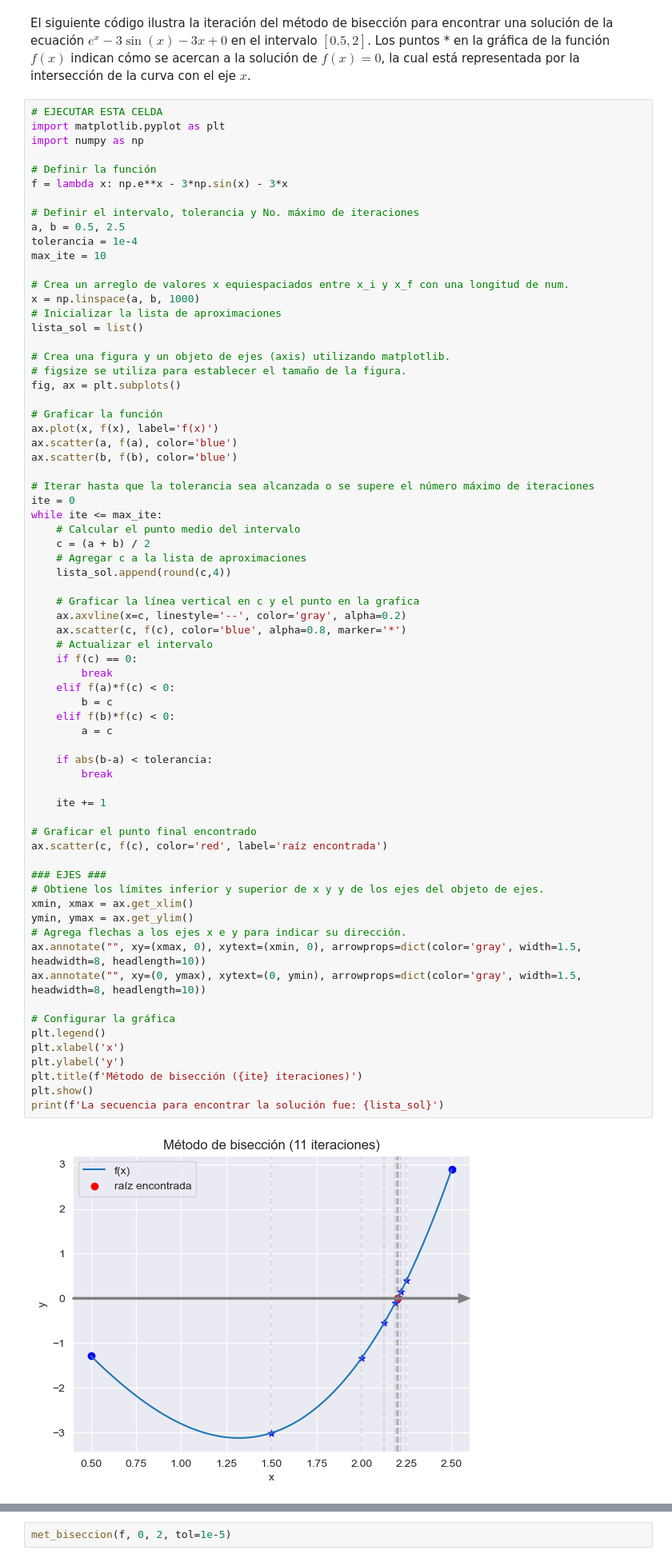
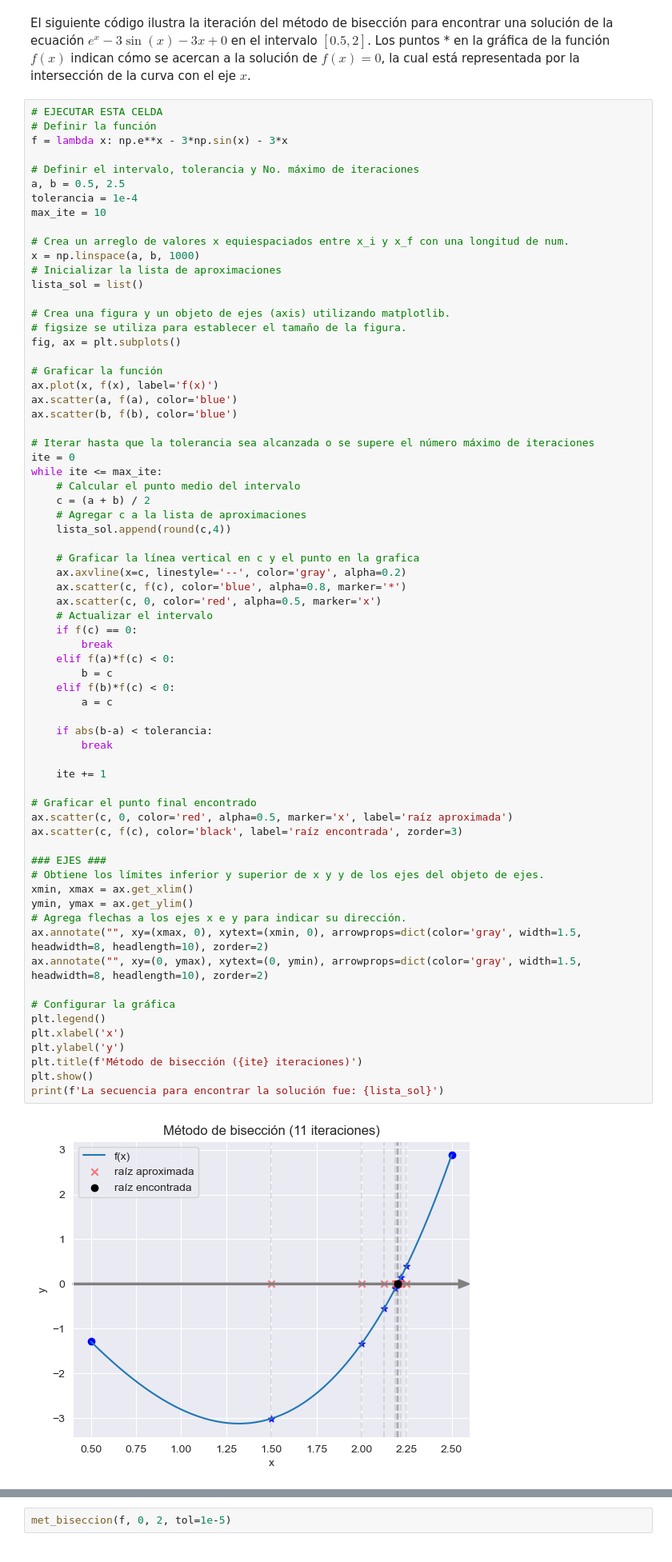
Before and after one commit to caramirezs/MetNum_librodigital, a Jupyter notebook: 1_Ecuaciones_de_una_variable/1.1_Metodo_biseccion.ipynb, the cells around one changed output, grey strips where cells are left out. Shown at 80% size. Cells and saved outputs as stored; diff of their text form.

```diff
--- a/1_Ecuaciones_de_una_variable/1.1_Metodo_biseccion.ipynb
+++ b/1_Ecuaciones_de_una_variable/1.1_Metodo_biseccion.ipynb
@@ -133,9 +133,6 @@ Por el [Teorema del valor intermedio](https://es.wikipedia.org/wiki/Teorema_del_
 El siguiente código ilustra la iteración del método de bisección para encontrar una solución de la ecuación $ e^x - 3 \sin(x) - 3x + 0$ en el intervalo $[0.5, 2]$. Los puntos * en la gráfica de la función $f(x)$ indican cómo se acercan a la solución de $f(x)=0$, la cual está representada por la intersección de la curva con el eje $x$.
 # %%
 # EJECUTAR ESTA CELDA
-import matplotlib.pyplot as plt
-import numpy as np
-
 # Definir la función
 f = lambda x: np.e**x - 3*np.sin(x) - 3*x
 
@@ -169,39 +166,41 @@ while ite <= max_ite:
     # Graficar la línea vertical en c y el punto en la grafica
     ax.axvline(x=c, linestyle='--', color='gray', alpha=0.2)
     ax.scatter(c, f(c), color='blue', alpha=0.8, marker='*')
+    ax.scatter(c, 0, color='red', alpha=0.5, marker='x')
     # Actualizar el intervalo
     if f(c) == 0:
         break
     elif f(a)*f(c) < 0:
         b = c
     elif f(b)*f(c) < 0:
         a = c
 
     if abs(b-a) < tolerancia:
         break
 
     ite += 1
 
 # Graficar el punto final encontrado
-ax.scatter(c, f(c), color='red', label='raíz encontrada')
+ax.scatter(c, 0, color='red', alpha=0.5, marker='x', label='raíz aproximada')
+ax.scatter(c, f(c), color='black', label='raíz encontrada', zorder=3)
 
 ### EJES ###
 # Obtiene los límites inferior y superior de x y y de los ejes del objeto de ejes.
 xmin, xmax = ax.get_xlim()
 ymin, ymax = ax.get_ylim()
 # Agrega flechas a los ejes x e y para indicar su dirección.
-ax.annotate("", xy=(xmax, 0), xytext=(xmin, 0), arrowprops=dict(color='gray', width=1.5, headwidth=8, headlength=10))
-ax.annotate("", xy=(0, ymax), xytext=(0, ymin), arrowprops=dict(color='gray', width=1.5, headwidth=8, headlength=10))
+ax.annotate("", xy=(xmax, 0), xytext=(xmin, 0), arrowprops=dict(color='gray', width=1.5, headwidth=8, headlength=10), zorder=2)
+ax.annotate("", xy=(0, ymax), xytext=(0, ymin), arrowprops=dict(color='gray', width=1.5, headwidth=8, headlength=10), zorder=2)
 
 # Configurar la gráfica
 plt.legend()
 plt.xlabel('x')
 plt.ylabel('y')
 plt.title(f'Método de bisección ({ite} iteraciones)')
 plt.show()
 print(f'La secuencia para encontrar la solución fue: {lista_sol}')
 # %% [output]
-[figure, old version]
+[figure, new version]
 La secuencia para encontrar la solución fue: [1.5, 2.0, 2.25, 2.125, 2.1875, 2.2188, 2.2031, 2.1953, 2.1992, 2.2012, 2.2002]
 # %% [markdown]
 ## Método de bisección paso a paso:
```
Also changed, not shown: parts of 2 cells of this notebook.
